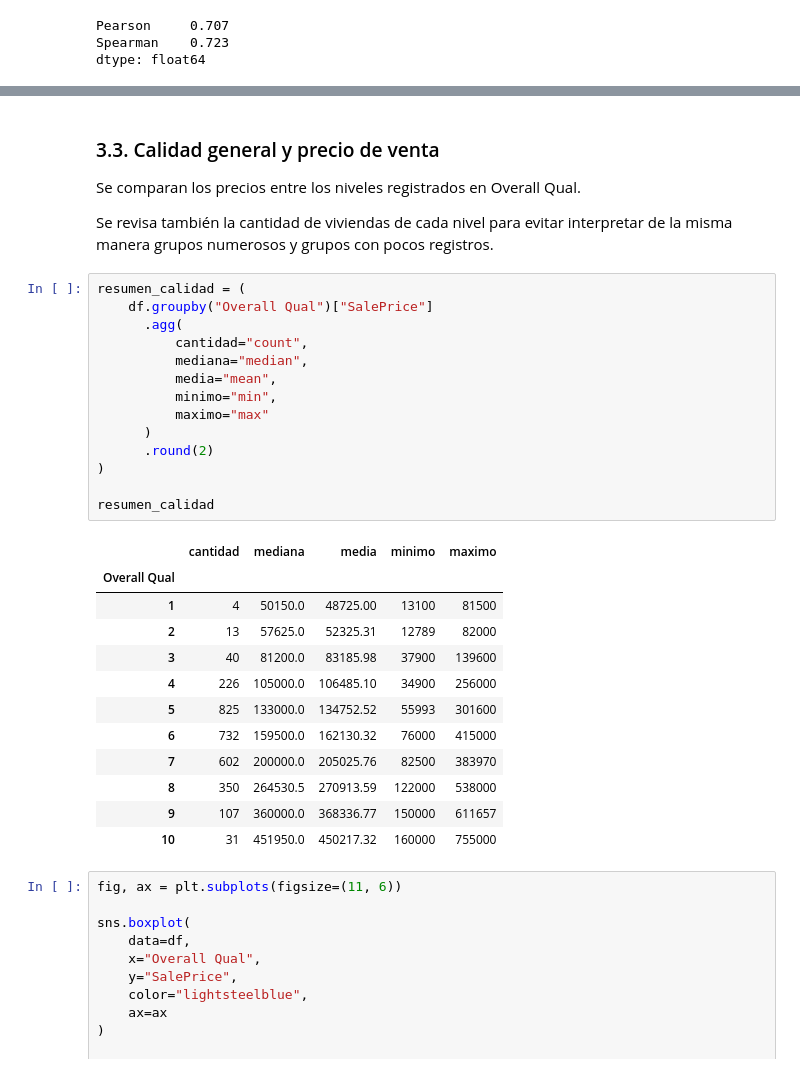
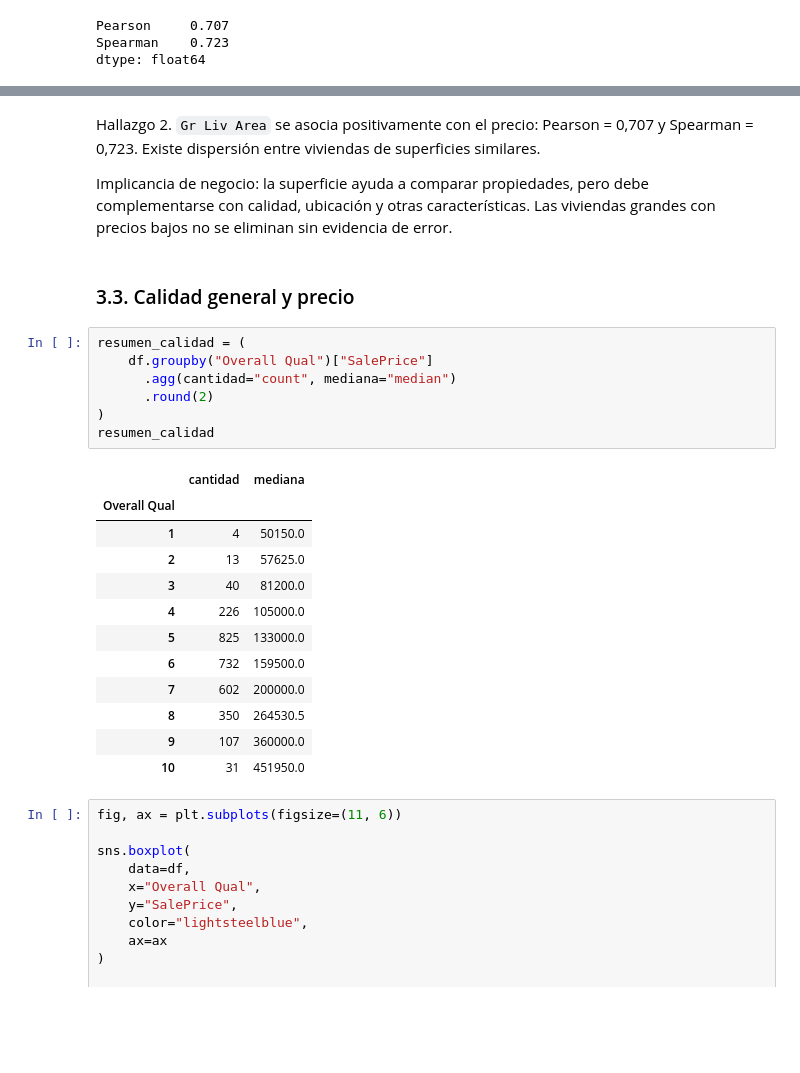
Before and after one commit to gpatrick20/Proyecto_ML_housing, a Jupyter notebook: notebooks/01_comprension_eda_preparacion.ipynb, the cells around one changed output, grey strips where cells are left out. Saved outputs shown, nothing was run; the diff lists cells and outputs as text; blank space fills up the shorter version.

```diff
--- a/notebooks/01_comprension_eda_preparacion.ipynb
+++ b/notebooks/01_comprension_eda_preparacion.ipynb
@@ -641,38 +418,29 @@ predictivo del modelo.
-# %% [markdown]
-### 3.3. Calidad general y precio de venta
-
-Se comparan los precios entre los niveles registrados en Overall Qual.
-
-Se revisa también la cantidad de viviendas de cada nivel para evitar
-interpretar de la misma manera grupos numerosos y grupos con pocos
-registros.
+# %% [markdown]
+Hallazgo 2. `Gr Liv Area` se asocia positivamente con el precio: Pearson = 0,707 y Spearman = 0,723. Existe dispersión entre viviendas de superficies similares.
+
+Implicancia de negocio: la superficie ayuda a comparar propiedades, pero debe complementarse con calidad, ubicación y otras características. Las viviendas grandes con precios bajos no se eliminan sin evidencia de error.
+# %% [markdown]
+### 3.3. Calidad general y precio
 # %%
 resumen_calidad = (
     df.groupby("Overall Qual")["SalePrice"]
-      .agg(
-          cantidad="count",
-          mediana="median",
-          media="mean",
-          minimo="min",
-          maximo="max"
-      )
+      .agg(cantidad="count", mediana="median")
       .round(2)
 )
-
 resumen_calidad
 # %% [output]
-|  | cantidad | mediana | media | minimo | maximo |
-| Overall Qual |  |  |  |  |  |
-| 1 | 4 | 50150.0 | 48725.00 | 13100 | 81500 |
-| 2 | 13 | 57625.0 | 52325.31 | 12789 | 82000 |
-| 3 | 40 | 81200.0 | 83185.98 | 37900 | 139600 |
-| 4 | 226 | 105000.0 | 106485.10 | 34900 | 256000 |
-| 5 | 825 | 133000.0 | 134752.52 | 55993 | 301600 |
-| 6 | 732 | 159500.0 | 162130.32 | 76000 | 415000 |
-| 7 | 602 | 200000.0 | 205025.76 | 82500 | 383970 |
-| 8 | 350 | 264530.5 | 270913.59 | 122000 | 538000 |
-| 9 | 107 | 360000.0 | 368336.77 | 150000 | 611657 |
-| 10 | 31 | 451950.0 | 450217.32 | 160000 | 755000 |
+|  | cantidad | mediana |
+| Overall Qual |  |  |
+| 1 | 4 | 50150.0 |
+| 2 | 13 | 57625.0 |
+| 3 | 40 | 81200.0 |
+| 4 | 226 | 105000.0 |
+| 5 | 825 | 133000.0 |
+| 6 | 732 | 159500.0 |
+| 7 | 602 | 200000.0 |
+| 8 | 350 | 264530.5 |
+| 9 | 107 | 360000.0 |
+| 10 | 31 | 451950.0 |
 # %%
 fig, ax = plt.subplots(figsize=(11, 6))
 
```
Also changed, not shown: parts of 57 cells of this notebook, 7 other files.
